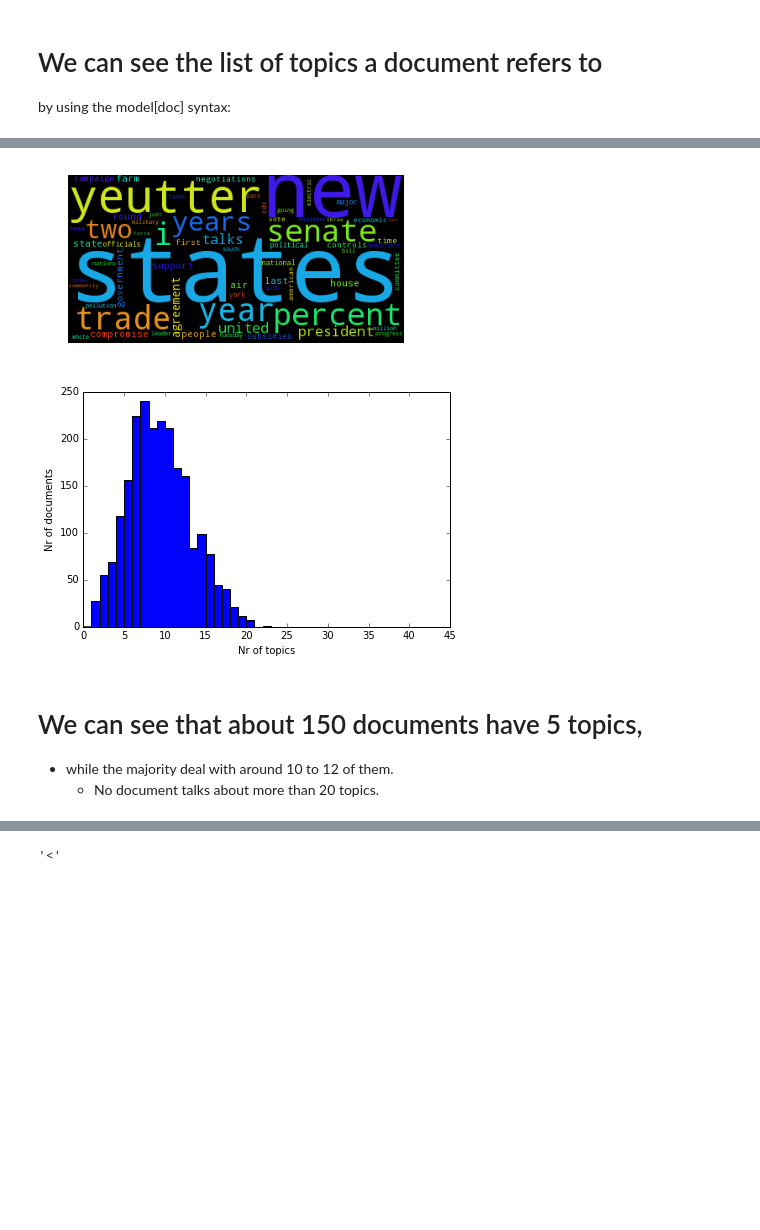
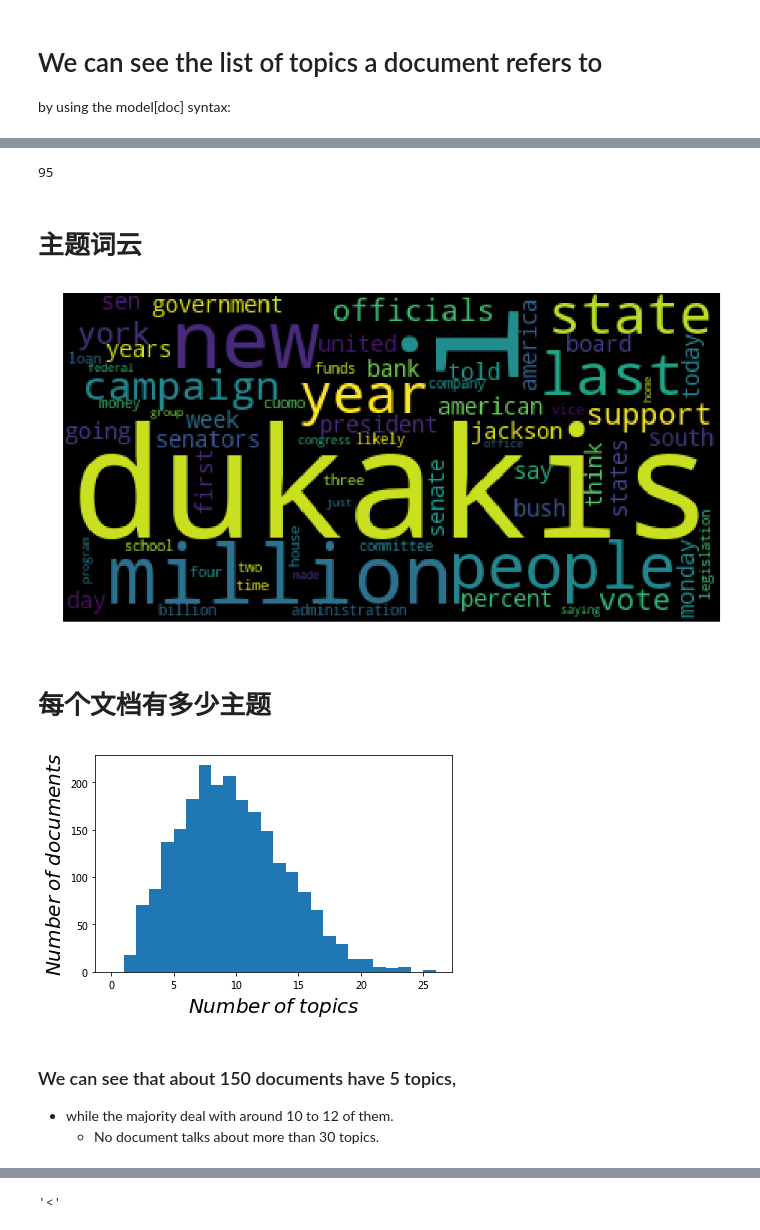
Before and after one commit to SocratesClub/bigdata, a Jupyter notebook: code/12.topic_models.ipynb, the cells around one changed output, grey strips where cells are left out. Cells and saved outputs as stored; diff of their text form; code cells hidden in the pictures; blank space fills up the shorter version.

```diff
--- a/code/12.topic_models.ipynb
+++ b/code/12.topic_models.ipynb
@@ -106,4 +172,4 @@ Unzip the data and put them into /Users/chengjun/bigdata/ap/
 # %%
 # Load the data
-corpus = corpora.BleiCorpus('/Users/chengjun/bigdata/ap/ap.dat',\
-                            '/Users/chengjun/bigdata/ap/vocab.txt')
+corpus = corpora.BleiCorpus('/Users/datalab/bigdata/ap/ap.dat',\
+                            '/Users/datalab/bigdata/ap/vocab.txt')
@@ -226,14 +476,32 @@ max_topic = weight.argmax()
+# %%
+# 找出具有最大权重的主题是哪一个
+max_topic = weight.argmax()
+print(max_topic)
+# %% [output]
+95
 # %%
 # Get the top 64 words for this topic
 # Without the argument, show_topic would return only 10 words
 words = model.show_topic(max_topic, 64)
 words = np.array(words).T
-words_freq=[float(i)*10000000 for i in words[0]]
-words = zip(words[1], words_freq)
+words_freq=[float(i)*10000000 for i in words[1]]
+words = zip(words[0], words_freq)
+# words_dic = {}
+# for i, j in words:
+#     words_dic[i] = j
+words_dic = {i:j for i,j in words}
+# %% [markdown]
+# 主题词云
 # %%
-wordcloud = WordCloud().generate_from_frequencies(words)
+from wordcloud import WordCloud
+
+fig = plt.figure(figsize=(15, 8),facecolor='white')
+
+wordcloud = WordCloud().generate_from_frequencies(words_dic)
 plt.imshow(wordcloud)
 plt.axis("off")
 plt.show()
 # %% [output]
-[figure, old version]
+[figure, new version]
+# %% [markdown]
+# 每个文档有多少主题
@@ -240,15 +511,15 @@ plt.show()
 # %%
-num_topics_used = [len(model[doc]) for doc in corpus]
+# 画出来每个文档主题数量的直方图
 
 fig,ax = plt.subplots()
-ax.hist(num_topics_used, np.arange(42))
-ax.set_ylabel('Nr of documents')
-ax.set_xlabel('Nr of topics')
+ax.hist(num_topics_used, np.arange(27))
+ax.set_ylabel('$Number \;of\; documents$', fontsize = 20)
+ax.set_xlabel('$Number \;of \;topics$', fontsize = 20)
 fig.tight_layout()
 #fig.savefig('Figure_04_01.png')
 # %% [output]
-[figure, old version]
+[figure, new version]
 # %% [markdown]
-# We can see that about 150 documents have 5 topics,
+### We can see that about 150 documents have 5 topics,
 - while the majority deal with around 10 to 12 of them.
-    - No document talks about more than 20 topics.
+    - No document talks about more than 30 topics.
```
Also changed, not shown: parts of 124 cells of this notebook, 29 other files.
